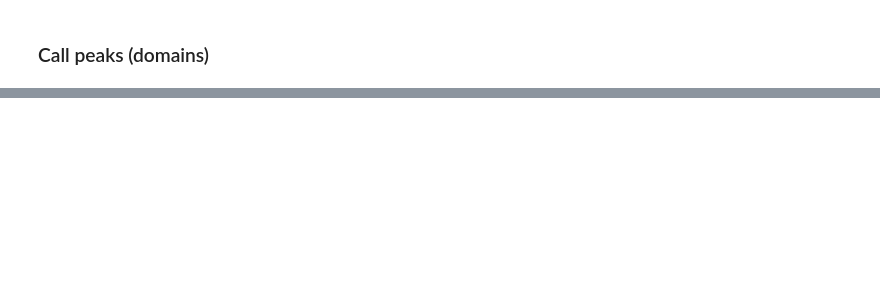
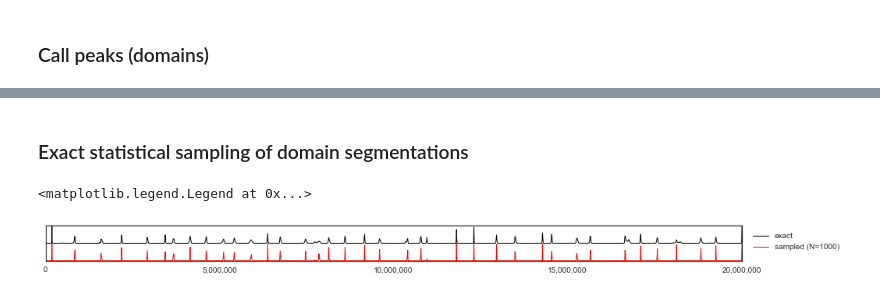
Before and after one commit to nvictus/lavaburst, a Jupyter notebook: example/example.ipynb, the cells around one changed output, grey strips where cells are left out. Saved outputs shown, nothing was run; the diff lists cells and outputs as text; code cells hidden in the pictures; blank space fills up the shorter version.

```diff
--- a/example/example.ipynb
+++ b/example/example.ipynb
@@ -151,0 +185,18 @@ nice_ticks(ax, start, end, binsize)
+# %% [markdown]
+### Exact statistical sampling of domain segmentations
+# %%
+beta = 50000
+segs = model.sample(beta, n=1000)
+
+f = plt.figure(figsize=(16, 2))
+ax = f.add_subplot(111)
+ax.plot(np.arange(len(prob))-0.5, 100*prob, 'k', lw=1)
+ax.plot(np.arange(len(prob))-0.5, 100*segs.mean(axis=0) - 100, 'r', lw=1)
+ax.set_xlim([0,len(A)])
+ax.set_ylim([-100,100])
+ax.set_aspect(0.5)
+nice_ticks(ax, start, end, binsize, axis=0)
+ax.legend(['exact', 'sampled (N=1000)'], bbox_to_anchor=(1.15,1))
+# %% [output]
+<matplotlib.legend.Legend at 0x...>
+[figure, added]
```
Also changed, not shown: parts of 12 cells of this notebook.
